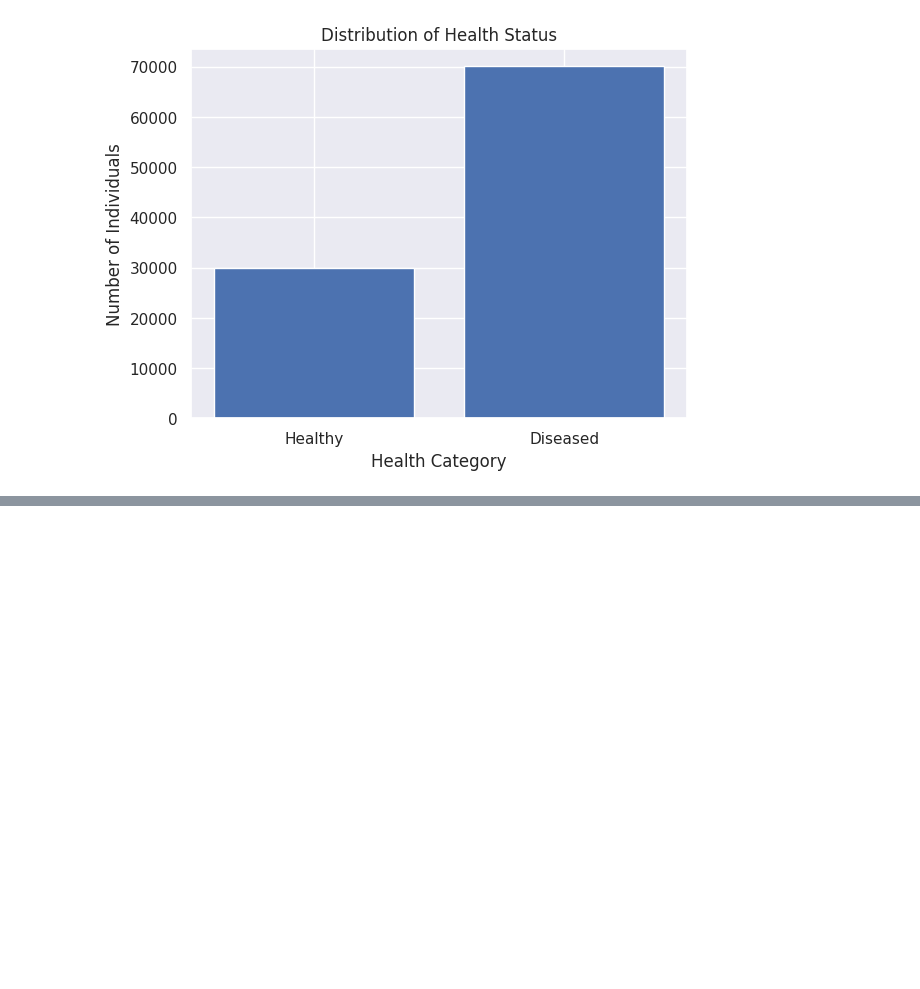
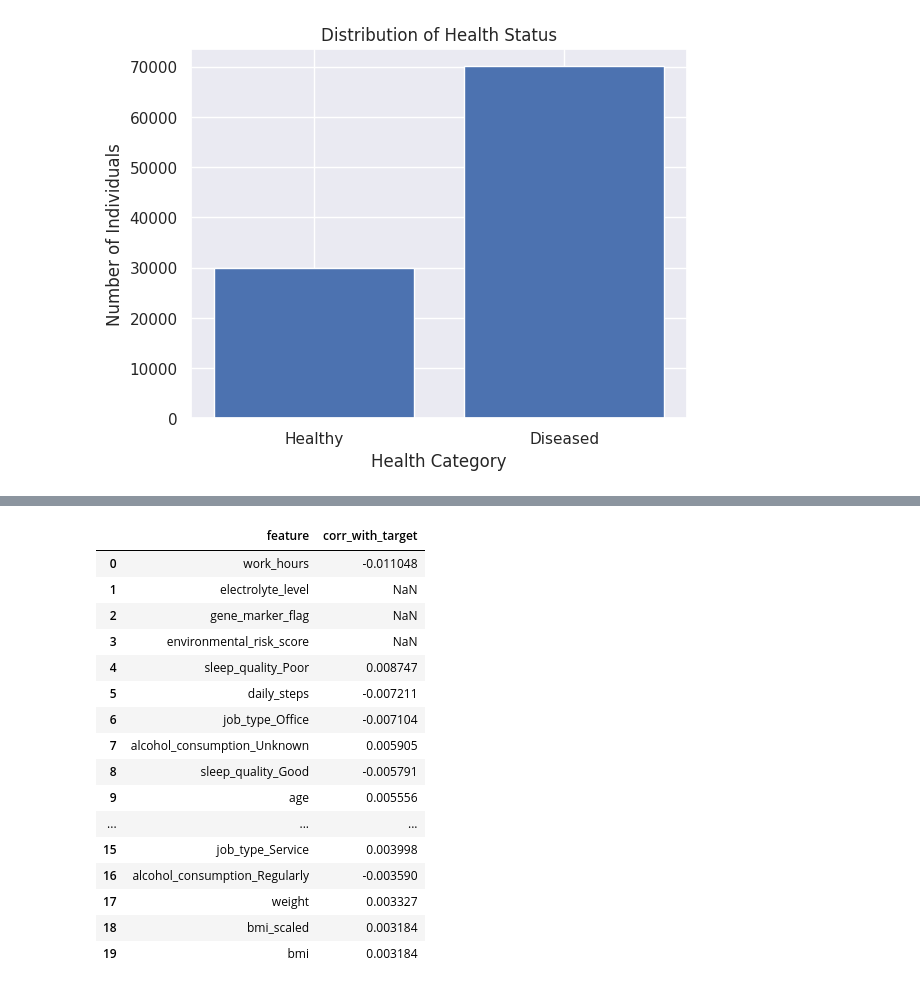
Before and after one commit to manuelapop/health_classification_dataset_model_train, a Jupyter notebook: health_classification.ipynb, the cells around one changed output, grey strips where cells are left out. Cells and saved outputs as stored; diff of their text form; code cells hidden in the pictures; blank space fills up the shorter version.

```diff
--- a/health_classification.ipynb
+++ b/health_classification.ipynb
@@ -364,0 +483,29 @@ Best test accuracy: 0.701 at threshold=0.500 (F1=0.000)
+# %%
+corrs = []
+for col in X_train_df.columns[:50]:  # limit to top 50 to keep it readable
+    try:
+        corr = np.corrcoef(X_train_df[col], y_train)[0,1]
+        corrs.append((col, corr))
+    except:
+        pass
+
+corrs = sorted(corrs, key=lambda x: abs(x[1]), reverse=True)
+pd.DataFrame(corrs, columns=['feature','corr_with_target']).head(20)
+# %% [output]
+|  | feature | corr_with_target |
+| 0 | work_hours | -0.011048 |
+| 1 | electrolyte_level | NaN |
+| 2 | gene_marker_flag | NaN |
+| 3 | environmental_risk_score | NaN |
+| 4 | sleep_quality_Poor | 0.008747 |
+| 5 | daily_steps | -0.007211 |
+| 6 | job_type_Office | -0.007104 |
+| 7 | alcohol_consumption_Unknown | 0.005905 |
+| 8 | sleep_quality_Good | -0.005791 |
+| 9 | age | 0.005556 |
+| ... | ... | ... |
+| 15 | job_type_Service | 0.003998 |
+| 16 | alcohol_consumption_Regularly | -0.003590 |
+| 17 | weight | 0.003327 |
+| 18 | bmi_scaled | 0.003184 |
+| 19 | bmi | 0.003184 |
```
Also changed, not shown: parts of 4 cells of this notebook.
